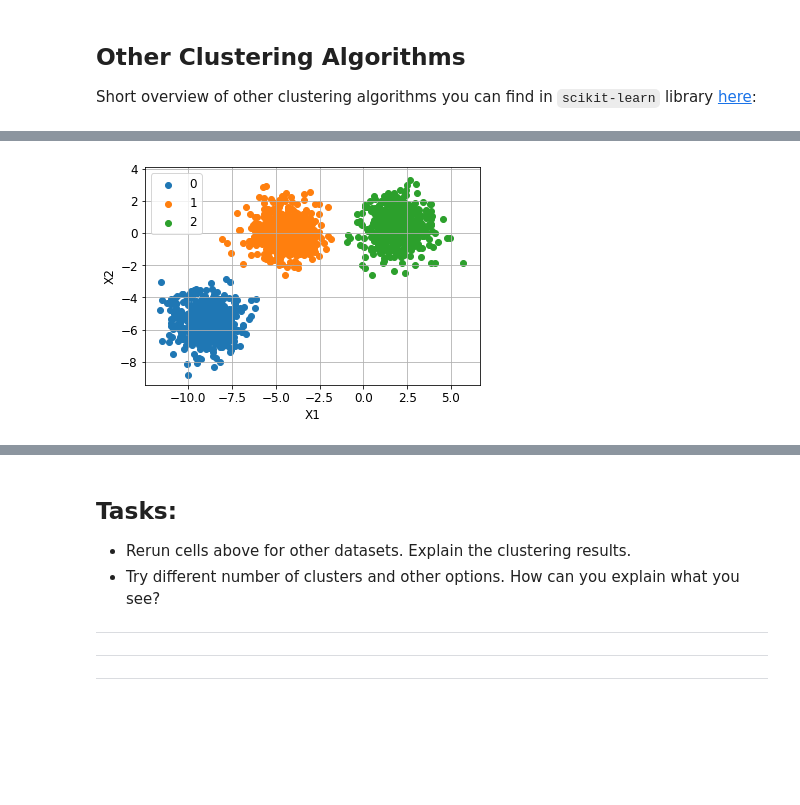
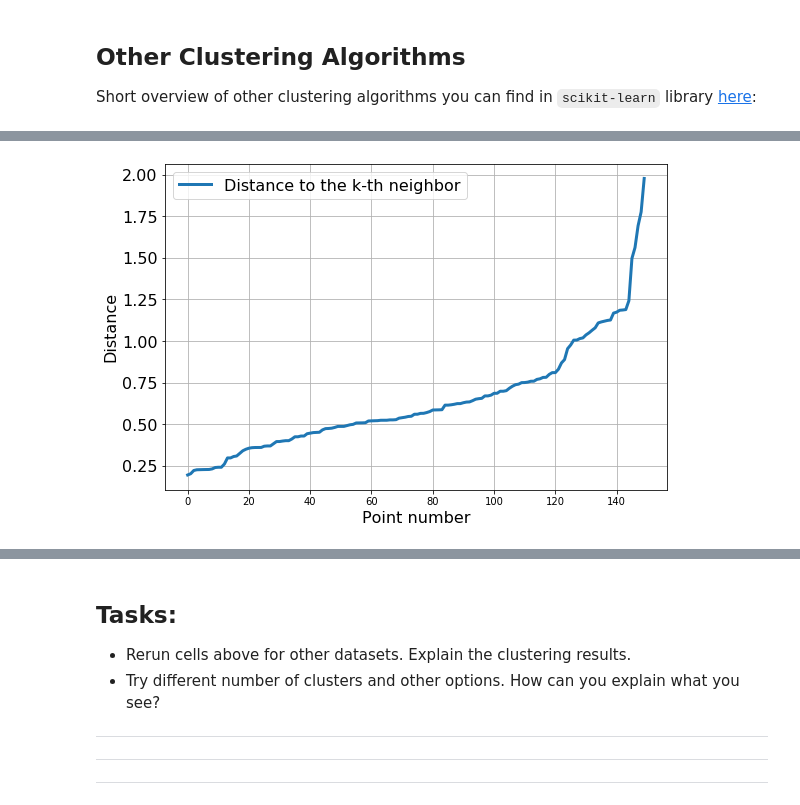
Before and after one commit to shestakoff/hse_se_ml, a Jupyter notebook: 2020/s14-clustering/Clustering.ipynb, the cells around one changed output, grey strips where cells are left out. Cells and saved outputs as stored; diff of their text form; code cells hidden in the pictures; blank space fills up the shorter version.

```diff
--- a/2020/s14-clustering/Clustering.ipynb
+++ b/2020/s14-clustering/Clustering.ipynb
@@ -415,17 +417,34 @@ plot_clusters(X, y_pred)
+# %%
+from sklearn.neighbors import NearestNeighbors
+
+k = 5
+
+# estimate k neighbors for each point in X
+nn = NearestNeighbors(n_neighbors=k)
+nn.fit(X)
+
+# calculate distances for each of k nearest neighbors
+dists, _ = nn.kneighbors(X, n_neighbors=k)
+
+# take distaces only for the k-th neighbors
+dist_kth = dists[:, k-1]
+
+# sort the distances
+dist_kth.sort()
+# %%
+plt.figure(figsize=(9, 6))
+plt.plot(dist_kth, linewidth=3, label='Distance to the k-th neighbor')
+plt.xlabel('Point number', size=16)
+plt.ylabel('Distance', size=16)
+plt.yticks(size=16)
+plt.legend(loc='best', fontsize=16)
+plt.grid(b=1)
+plt.show()
+# %% [output]
+[figure, added]
 # %% [markdown]
 **Agglomerative Clustering:**
 
 <center><img src="img/agglo.png" width="600"></center>
 
 [image link](https://quantdare.com/hierarchical-clustering/)
-# %%
-# AgglomerativeClustering
-
-# Run clusterer
-clusterer = cluster.AgglomerativeClustering(n_clusters=3)
-y_pred = clusterer.fit_predict(X)
-
-# Plot clustering results
-plot_clusters(X, y_pred)
-# %% [output]
-[figure, removed]
```
Also changed, not shown: parts of 16 cells of this notebook.
